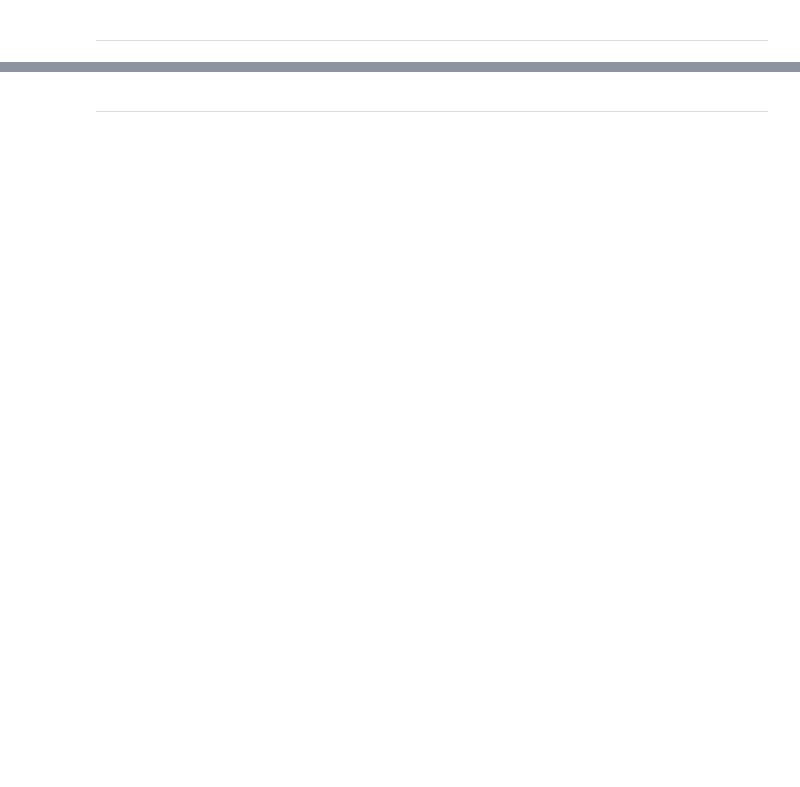
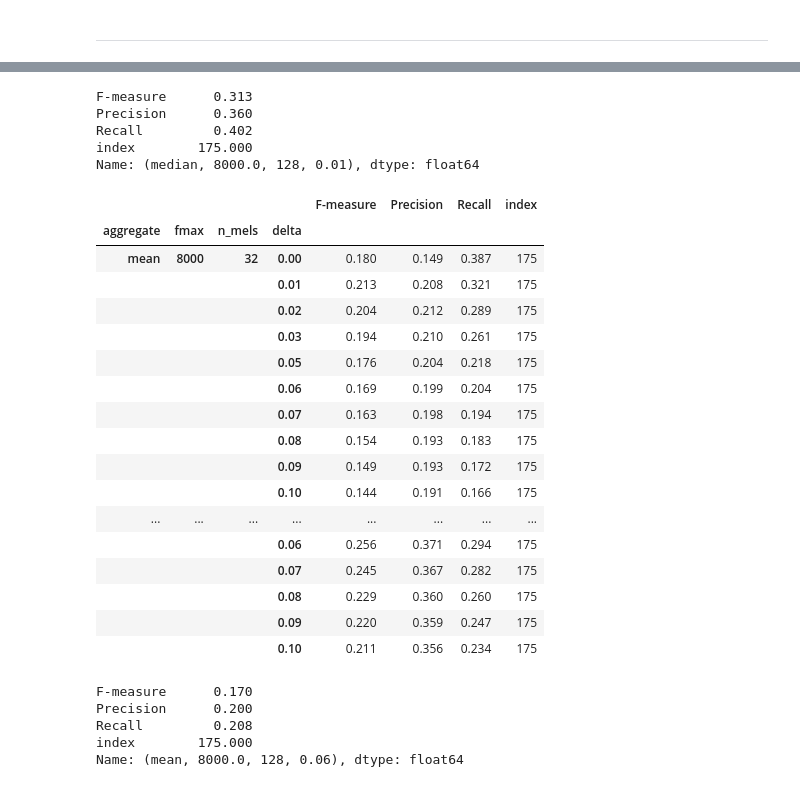
Before and after one commit to bmcfee/librosa_parameters, a Jupyter notebook: code/Onset detection parameters.ipynb, the cells around one changed output, grey strips where cells are left out. Saved outputs shown, nothing was run; the diff lists cells and outputs as text; code cells hidden in the pictures; blank space fills up the shorter version.

Commit message:
updated onset parameter notebook

```diff
--- a/code/Onset detection parameters.ipynb
+++ b/code/Onset detection parameters.ipynb
@@ -154,4 +167,4 @@ Processing SMC_007.wav
 # %%
-smc_results = pd.read_json('/home/bmcfee/git/librosa_parameters/smc_beat_results.json', orient='records')
+onset_results = pd.read_json('/home/bmcfee/git/librosa_parameters/onset_results.json', orient='records')
 # %%
-smc_scores = smc_results.groupby(['aggregate', 'fmax', 'n_mels', 'ac_size', 'std_bpm', 'tightness']).mean()
+onset_scores = onset_results.groupby(['aggregate', 'fmax', 'n_mels', 'delta']).mean()
@@ -226,2 +174,0 @@ Name: (median, 8000.0, 128, 8, 1.0, 50), dtype: float64
-# %% [markdown]
----
@@ -231,0 +177,38 @@ beatles_results = p_analyze_corpus(beatles_data.head(5))
+# %%
+onset_scores.loc[best_f]
+# %% [output]
+F-measure      0.313
+Precision      0.360
+Recall         0.402
+index        175.000
+Name: (median, 8000.0, 128, 0.01), dtype: float64
+# %%
+onset_scores
+# %% [output]
+|  |  |  |  | F-measure | Precision | Recall | index |
+| aggregate | fmax | n_mels | delta |  |  |  |  |
+| mean | 8000 | 32 | 0.00 | 0.180 | 0.149 | 0.387 | 175 |
+|  |  |  | 0.01 | 0.213 | 0.208 | 0.321 | 175 |
+|  |  |  | 0.02 | 0.204 | 0.212 | 0.289 | 175 |
+|  |  |  | 0.03 | 0.194 | 0.210 | 0.261 | 175 |
+|  |  |  | 0.05 | 0.176 | 0.204 | 0.218 | 175 |
+|  |  |  | 0.06 | 0.169 | 0.199 | 0.204 | 175 |
+|  |  |  | 0.07 | 0.163 | 0.198 | 0.194 | 175 |
+|  |  |  | 0.08 | 0.154 | 0.193 | 0.183 | 175 |
+|  |  |  | 0.09 | 0.149 | 0.193 | 0.172 | 175 |
+|  |  |  | 0.10 | 0.144 | 0.191 | 0.166 | 175 |
+| ... | ... | ... | ... | ... | ... | ... | ... |
+|  |  |  | 0.06 | 0.256 | 0.371 | 0.294 | 175 |
+|  |  |  | 0.07 | 0.245 | 0.367 | 0.282 | 175 |
+|  |  |  | 0.08 | 0.229 | 0.360 | 0.260 | 175 |
+|  |  |  | 0.09 | 0.220 | 0.359 | 0.247 | 175 |
+|  |  |  | 0.10 | 0.211 | 0.356 | 0.234 | 175 |
+# %%
+# Previous configuration
+onset_scores.loc[(u'mean', 8000, 128, 0.06)]
+# %% [output]
+F-measure      0.170
+Precision      0.200
+Recall         0.208
+index        175.000
+Name: (mean, 8000.0, 128, 0.06), dtype: float64
```
Also changed, not shown: parts of 22 cells of this notebook, 1 other file.
